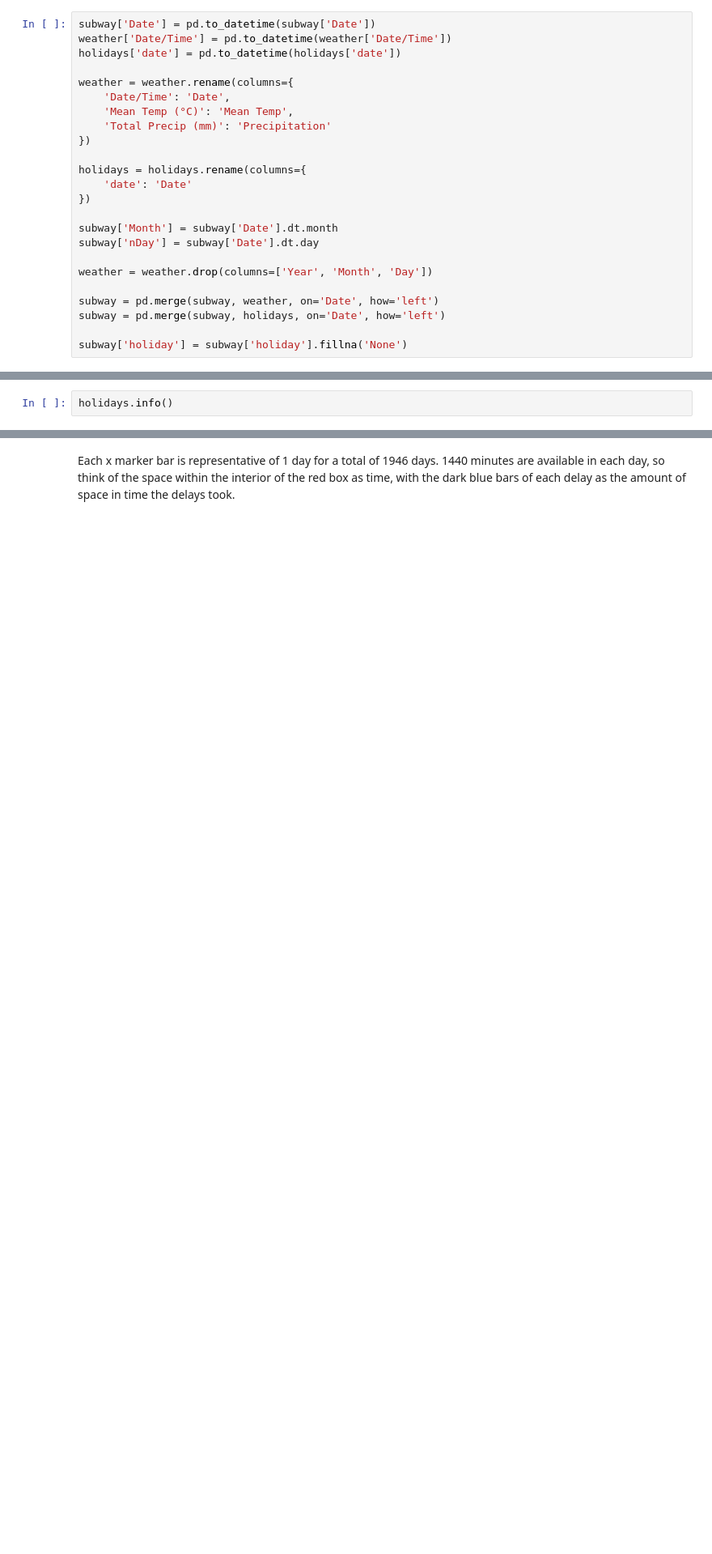
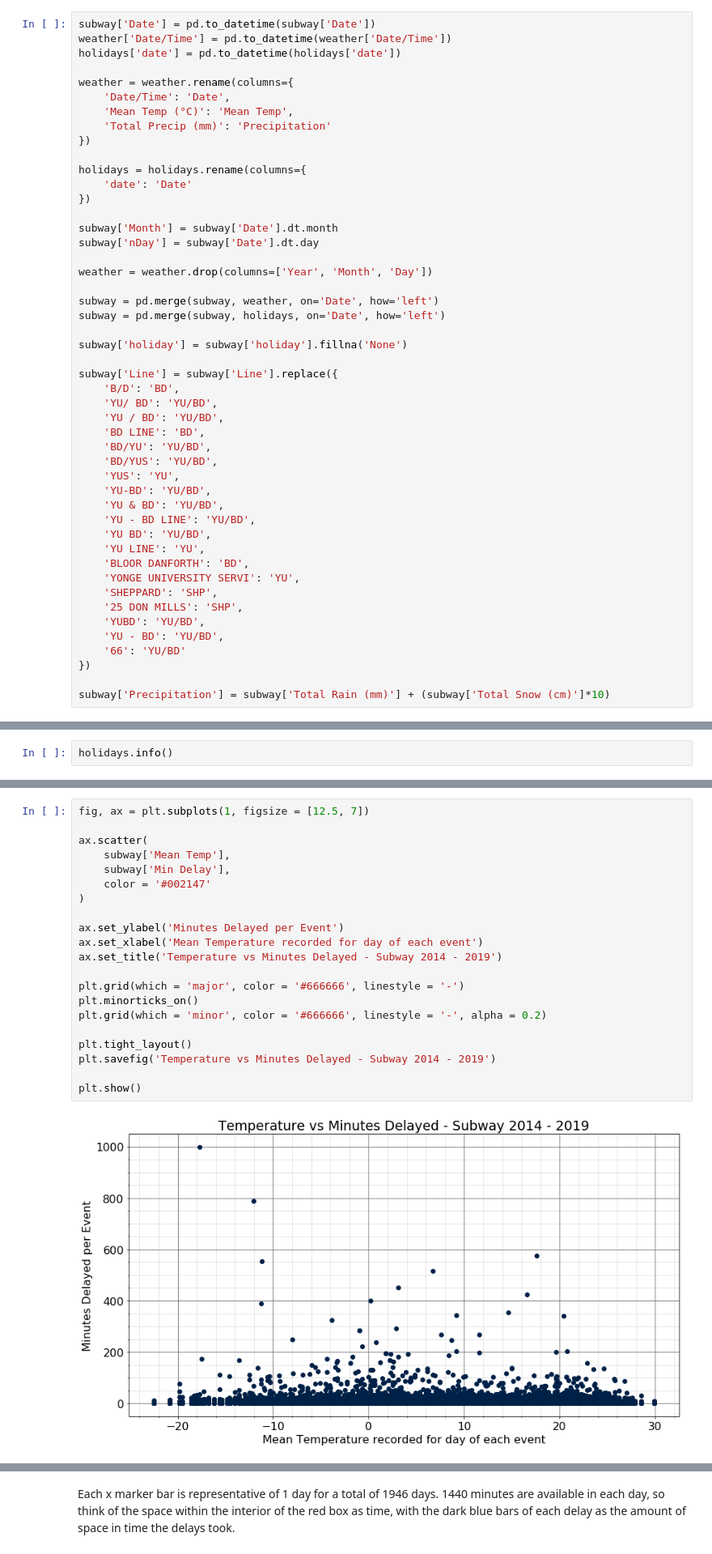
Before and after one commit to sishola/ttc-delays, a Jupyter notebook: SubwaySRT/subway_eda.ipynb, the cells around one changed output, grey strips where cells are left out. Shown at 81% size. Saved outputs shown, nothing was run; the diff lists cells and outputs as text; blank space fills up the shorter version.

```diff
--- a/SubwaySRT/subway_eda.ipynb
+++ b/SubwaySRT/subway_eda.ipynb
@@ -40,4 +42,28 @@ subway = pd.merge(subway, weather, on='Date', how='left')
 subway = pd.merge(subway, holidays, on='Date', how='left')
 
 subway['holiday'] = subway['holiday'].fillna('None')
+
+subway['Line'] = subway['Line'].replace({
+    'B/D': 'BD',
+    'YU/ BD': 'YU/BD',
+    'YU / BD': 'YU/BD',
+    'BD LINE': 'BD',
+    'BD/YU': 'YU/BD',
+    'BD/YUS': 'YU/BD',
+    'YUS': 'YU',
+    'YU-BD': 'YU/BD',
+    'YU & BD': 'YU/BD',
+    'YU - BD LINE': 'YU/BD',
+    'YU BD': 'YU/BD',
+    'YU LINE': 'YU',
+    'BLOOR DANFORTH': 'BD',
+    'YONGE UNIVERSITY SERVI': 'YU',
+    'SHEPPARD': 'SHP',
+    '25 DON MILLS': 'SHP',
+    'YUBD': 'YU/BD',
+    'YU - BD': 'YU/BD',
+    '66': 'YU/BD'
+})
+
+subway['Precipitation'] = subway['Total Rain (mm)'] + (subway['Total Snow (cm)']*10)
 # %%
@@ -115,0 +179,23 @@ holidays
+# %%
+fig, ax = plt.subplots(1, figsize = [12.5, 7])
+
+ax.scatter(
+    subway['Mean Temp'],
+    subway['Min Delay'],
+    color = '#002147'
+)
+
+ax.set_ylabel('Minutes Delayed per Event')
+ax.set_xlabel('Mean Temperature recorded for day of each event')
+ax.set_title('Temperature vs Minutes Delayed - Subway 2014 - 2019')
+
+plt.grid(which = 'major', color = '#666666', linestyle = '-')
+plt.minorticks_on()
+plt.grid(which = 'minor', color = '#666666', linestyle = '-', alpha = 0.2)
+
+plt.tight_layout()
+plt.savefig('Temperature vs Minutes Delayed - Subway 2014 - 2019')
+
+plt.show()
+# %% [output]
+[figure, added]
```
Also changed, not shown: parts of 52 cells of this notebook.
